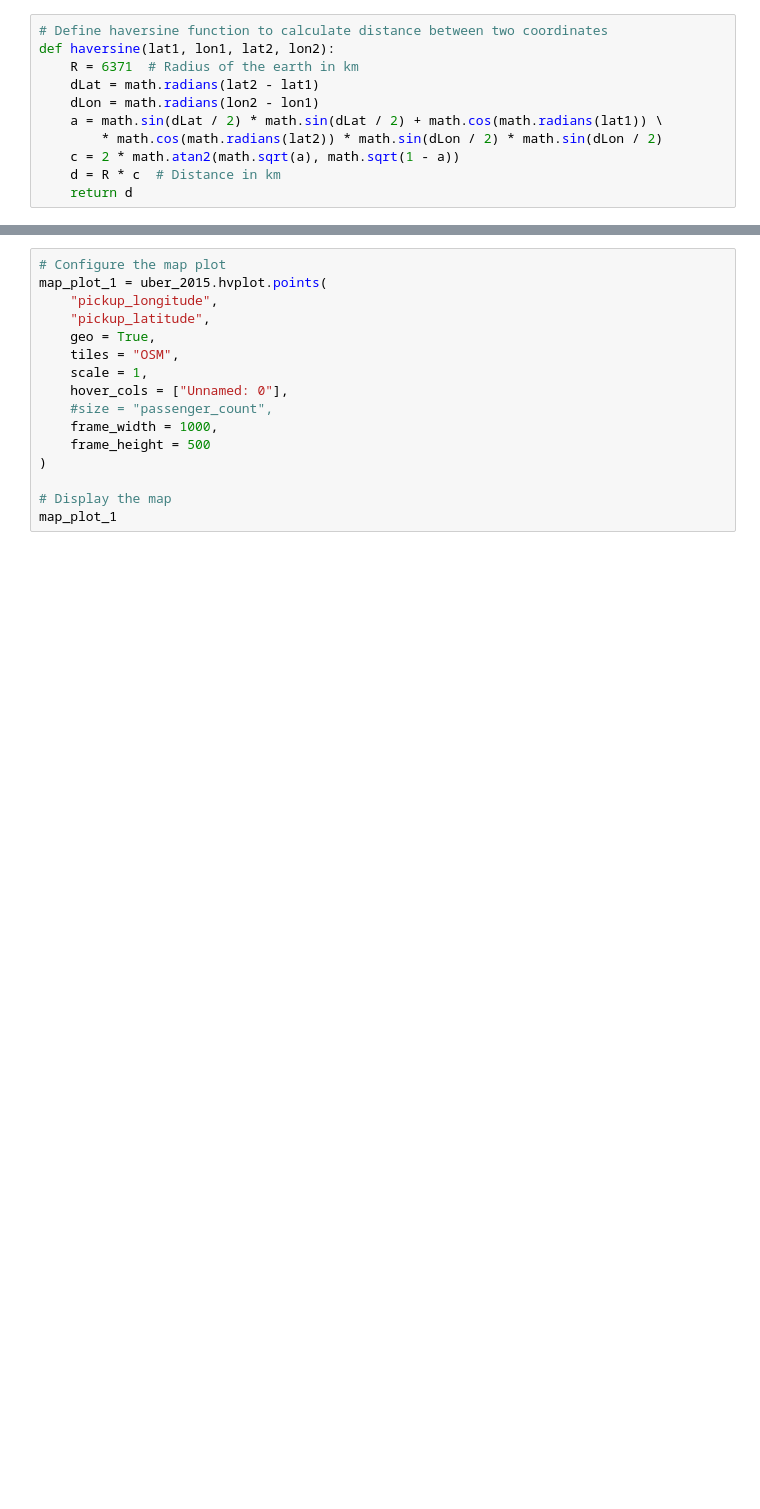
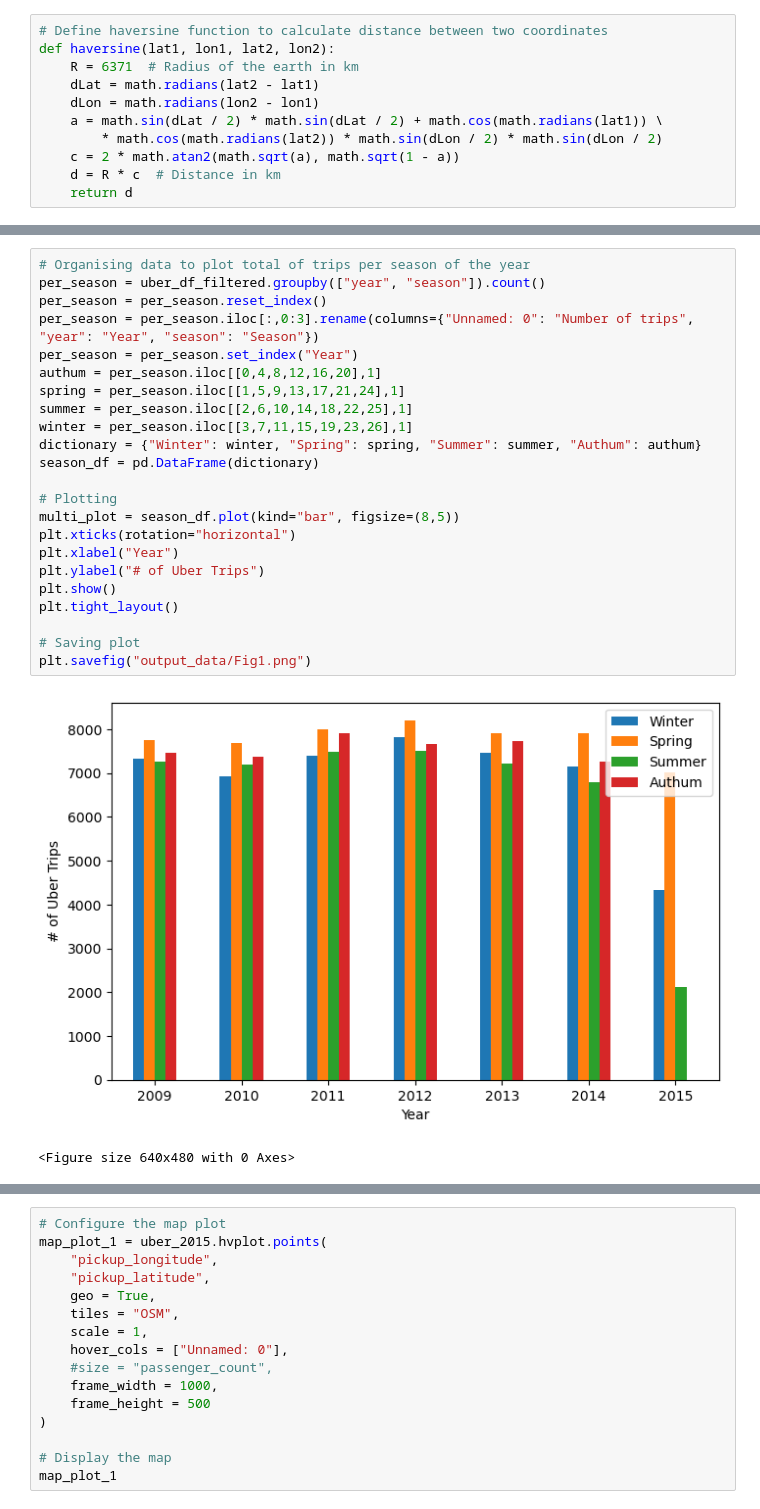
Before and after one commit to leedavidarmstrong/project-one, a Jupyter notebook: uber_weather.ipynb, the cells around one changed output, grey strips where cells are left out. Cells and saved outputs as stored; diff of their text form; blank space fills up the shorter version.

```diff
--- a/uber_weather.ipynb
+++ b/uber_weather.ipynb
@@ -152,0 +144,26 @@ Name: distance, dtype: float64
+# %%
+# Organising data to plot total of trips per season of the year
+per_season = uber_df_filtered.groupby(["year", "season"]).count()
+per_season = per_season.reset_index()
+per_season = per_season.iloc[:,0:3].rename(columns={"Unnamed: 0": "Number of trips", "year": "Year", "season": "Season"})
+per_season = per_season.set_index("Year")
+authum = per_season.iloc[[0,4,8,12,16,20],1]
+spring = per_season.iloc[[1,5,9,13,17,21,24],1]
+summer = per_season.iloc[[2,6,10,14,18,22,25],1]
+winter = per_season.iloc[[3,7,11,15,19,23,26],1]
+dictionary = {"Winter": winter, "Spring": spring, "Summer": summer, "Authum": authum}
+season_df = pd.DataFrame(dictionary)
+
+# Plotting
+multi_plot = season_df.plot(kind="bar", figsize=(8,5))
+plt.xticks(rotation="horizontal")
+plt.xlabel("Year")
+plt.ylabel("# of Uber Trips")
+plt.show()
+plt.tight_layout()
+
+# Saving plot
+plt.savefig("output_data/Fig1.png")
+# %% [output]
+[figure, added]
+<Figure size 640x480 with 0 Axes>
```
Also changed, not shown: parts of 5 cells of this notebook, 1 other file.
